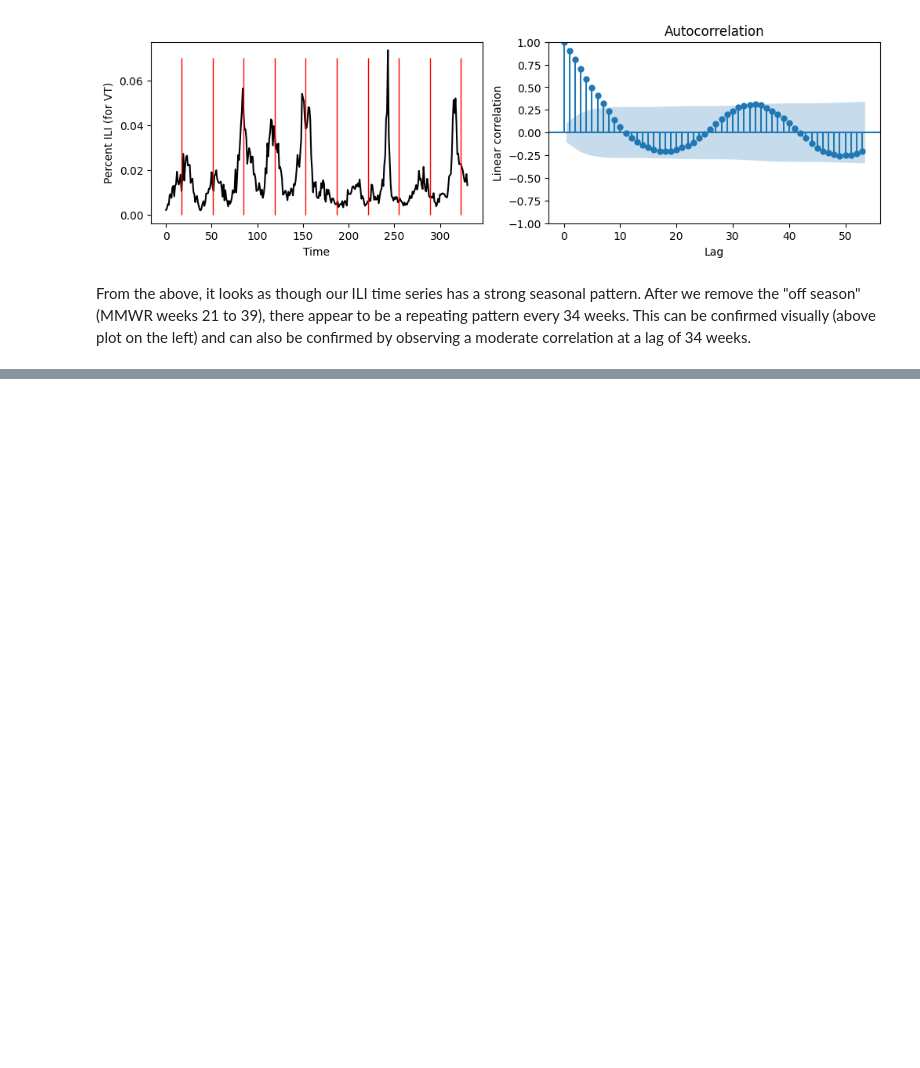
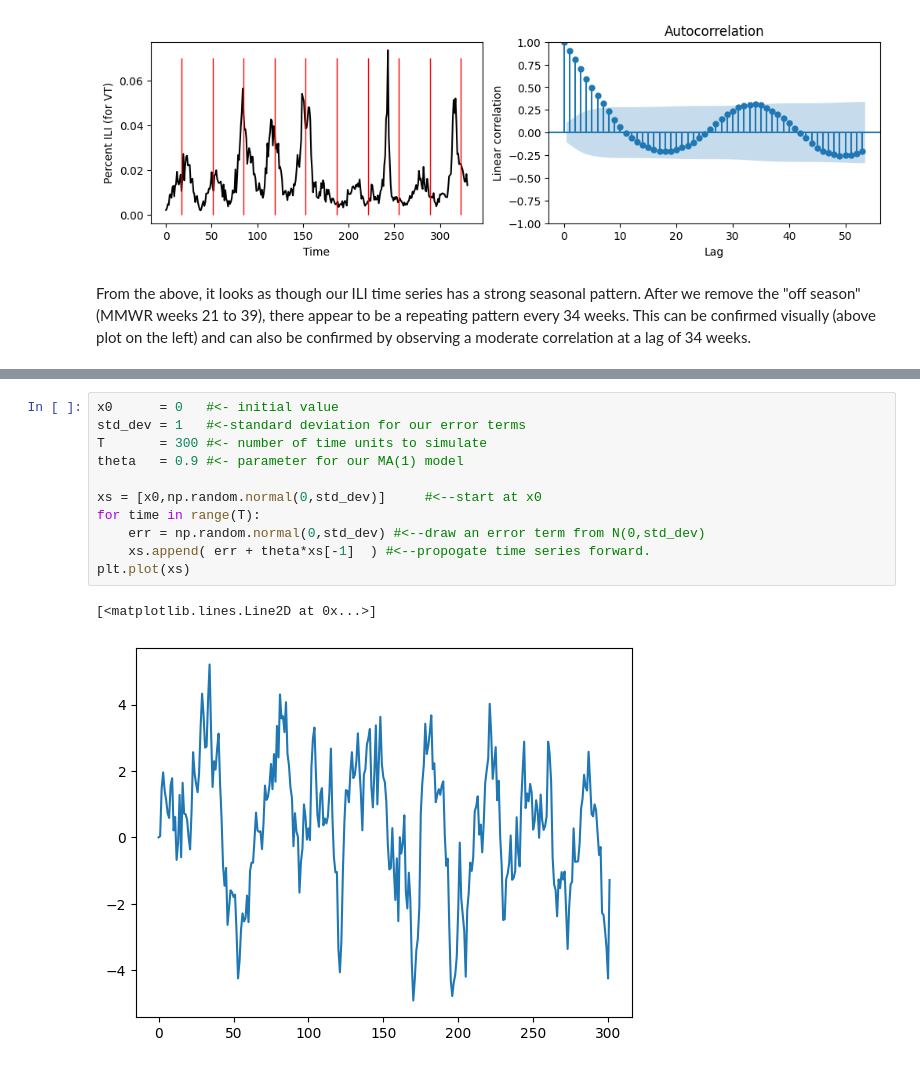
Before and after one commit to computationalUncertaintyLab/2025-AMPH-TSA, a Jupyter notebook: 2025-10-16-AMPH.ipynb, the cells around one changed output, grey strips where cells are left out. Saved outputs shown, nothing was run; the diff lists cells and outputs as text; blank space fills up the shorter version.

```diff
--- a/2025-10-16-AMPH.ipynb
+++ b/2025-10-16-AMPH.ipynb
@@ -587,0 +631,14 @@ plt.show()
+# %%
+x0      = 0   #<- initial value
+std_dev = 1   #<-standard deviation for our error terms
+T       = 300 #<- number of time units to simulate
+theta   = 0.9 #<- parameter for our MA(1) model
+
+xs = [x0,np.random.normal(0,std_dev)]     #<--start at x0
+for time in range(T):
+    err = np.random.normal(0,std_dev) #<--draw an error term from N(0,std_dev)
+    xs.append( err + theta*xs[-1]  ) #<--propogate time series forward.
+plt.plot(xs)
+# %% [output]
+[<matplotlib.lines.Line2D at 0x...>]
+[figure, added]
```
Also changed, not shown: parts of 15 cells of this notebook.
